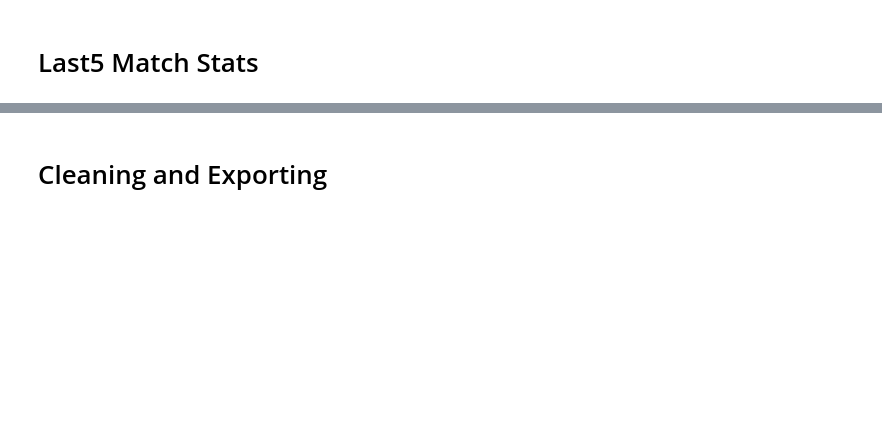
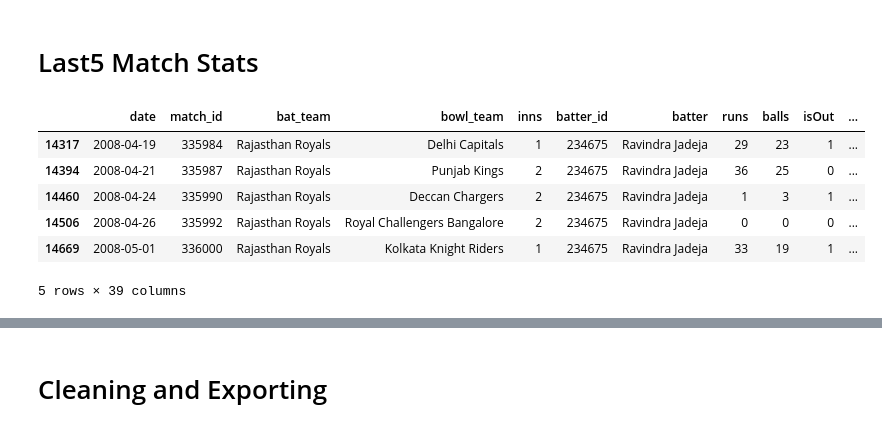
Before and after one commit to ShekhawaTTiku/IPL_Fantasy_Cricket_Team_Generator, a Jupyter notebook: notebooks/feature_creation/Batting_processing_features.ipynb, the cells around one changed output, grey strips where cells are left out. Saved outputs shown, nothing was run; the diff lists cells and outputs as text; code cells hidden in the pictures; blank space fills up the shorter version.

```diff
--- a/notebooks/feature_creation/Batting_processing_features.ipynb
+++ b/notebooks/feature_creation/Batting_processing_features.ipynb
@@ -215,44 +300,54 @@ df.sort_values(by=['batter', 'date'], inplace=True)
 # ------------------------------------------------------------------------------
 # 1) batter Last 5 Match Rolling batter's Average
 # ------------------------------------------------------------------------------
-rolling_runs = df.groupby('batter')['runs'].transform(
+rolling_runs = df.groupby('batter_id')['runs'].transform(
     lambda s: s.shift(1).rolling(window=5, min_periods=1).sum()
 )
-rolling_wickets = df.groupby('batter')['isOut'].transform(
+rolling_dismissals = df.groupby('batter_id')['isOut'].transform(
     lambda s: s.shift(1).rolling(window=5, min_periods=1).sum()
 ).replace(0,1)
 
-df['last5_avg'] = rolling_runs / rolling_wickets
+df['last5_avg'] = rolling_runs / rolling_dismissals
 
 # ------------------------------------------------------------------------------
 # 2) batter Last 5 Match Rolling Strike Rate
 # ------------------------------------------------------------------------------
-rolling_runs = df.groupby('batter')['runs'].transform(
+rolling_runs = df.groupby('batter_id')['runs'].transform(
     lambda s: s.shift(1).rolling(window=5, min_periods=1).sum()
 )
-rolling_overs = df.groupby('batter')['balls'].transform(
+rolling_balls = df.groupby('batter_id')['balls'].transform(
     lambda s: s.shift(1).rolling(window=5, min_periods=1).sum()
 ).replace(0,1
           )
-df['last5_eco'] = rolling_runs / rolling_overs
+df['last5_sr'] = (rolling_runs)*100 / rolling_balls
 
 # ------------------------------------------------------------------------------
 # 3) batter Last 5 Match Rolling runs per match
 # ------------------------------------------------------------------------------
-df['last5_rpm'] = df.groupby('batter')['runs'].transform(
+df['last5_rpm'] = df.groupby('batter_id')['runs'].transform(
     lambda s: s.shift(1).rolling(window=5, min_periods=1).mean()
 )
 
 # ------------------------------------------------------------------------------
 # 4) batter Last 5 Match Rolling ball faced per Match
 # ------------------------------------------------------------------------------
-df['last5_bfpm'] = df.groupby('batter')['balls'].transform(
+df['last5_bfpm'] = df.groupby('batter_id')['balls'].transform(
     lambda s: s.shift(1).rolling(window=5, min_periods=1).mean()
 )
 
 # ------------------------------------------------------------------------------
 # 5) batter Last 5 Match Rolling boundaries faced per Match
 # ------------------------------------------------------------------------------
-df['last5_bpm'] = df.groupby('batter')['boundaries'].transform(
+df['last5_bpm'] = df.groupby('batter_id')['boundaries'].transform(
     lambda s: s.shift(1).rolling(window=5, min_periods=1).mean()
 )
+# %%
+df[(df['batter_id'] == 234675)].head()
+# %% [output]
+|  | date | match_id | bat_team | bowl_team | inns | batter_id | batter | runs | balls | isOut | ... |
+| 14317 | 2008-04-19 | 335984 | Rajasthan Royals | Delhi Capitals | 1 | 234675 | Ravindra Jadeja | 29 | 23 | 1 | ... |
+| 14394 | 2008-04-21 | 335987 | Rajasthan Royals | Punjab Kings | 2 | 234675 | Ravindra Jadeja | 36 | 25 | 0 | ... |
+| 14460 | 2008-04-24 | 335990 | Rajasthan Royals | Deccan Chargers | 2 | 234675 | Ravindra Jadeja | 1 | 3 | 1 | ... |
+| 14506 | 2008-04-26 | 335992 | Rajasthan Royals | Royal Challengers Bangalore | 2 | 234675 | Ravindra Jadeja | 0 | 0 | 0 | ... |
+| 14669 | 2008-05-01 | 336000 | Rajasthan Royals | Kolkata Knight Riders | 1 | 234675 | Ravindra Jadeja | 33 | 19 | 1 | ... |
+5 rows × 39 columns
```
Also changed, not shown: parts of 21 cells of this notebook, 1 other file.
